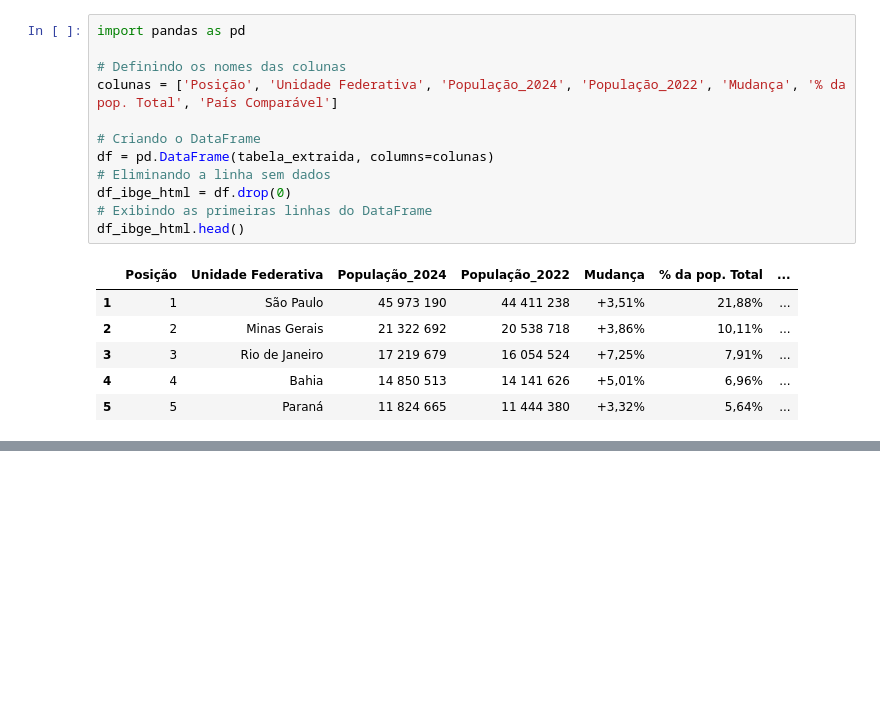
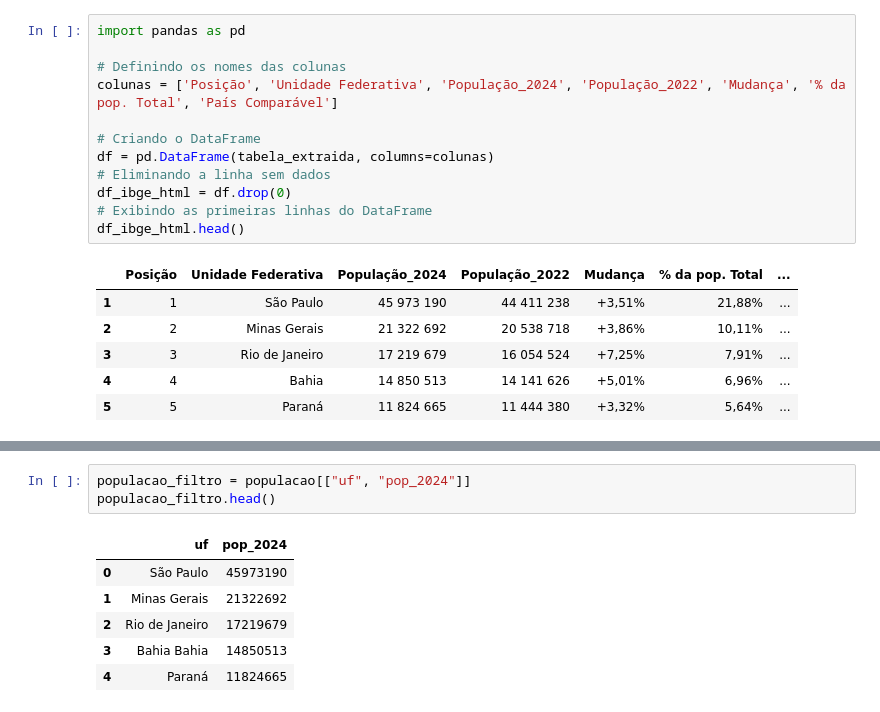
Before and after one commit to SandraRojasZ/Data-Analytics, a Jupyter notebook: pos-datascience-analise-e-exploracao-de-dados-aula1/Produção_Hospitalar-A2.1.ipynb, the cells around one changed output, grey strips where cells are left out. Cells and saved outputs as stored; diff of their text form; blank space fills up the shorter version.

```diff
--- a/pos-datascience-analise-e-exploracao-de-dados-aula1/Produção_Hospitalar-A2.1.ipynb
+++ b/pos-datascience-analise-e-exploracao-de-dados-aula1/Produção_Hospitalar-A2.1.ipynb
@@ -906,0 +950,10 @@ df_ibge_html.head()
+# %%
+populacao_filtro = populacao[["uf", "pop_2024"]]
+populacao_filtro.head()
+# %% [output]
+|  | uf | pop_2024 |
+| 0 | São Paulo | 45973190 |
+| 1 | Minas Gerais | 21322692 |
+| 2 | Rio de Janeiro | 17219679 |
+| 3 | Bahia Bahia | 14850513 |
+| 4 | Paraná | 11824665 |
```
Also changed, not shown: parts of 17 cells of this notebook.
